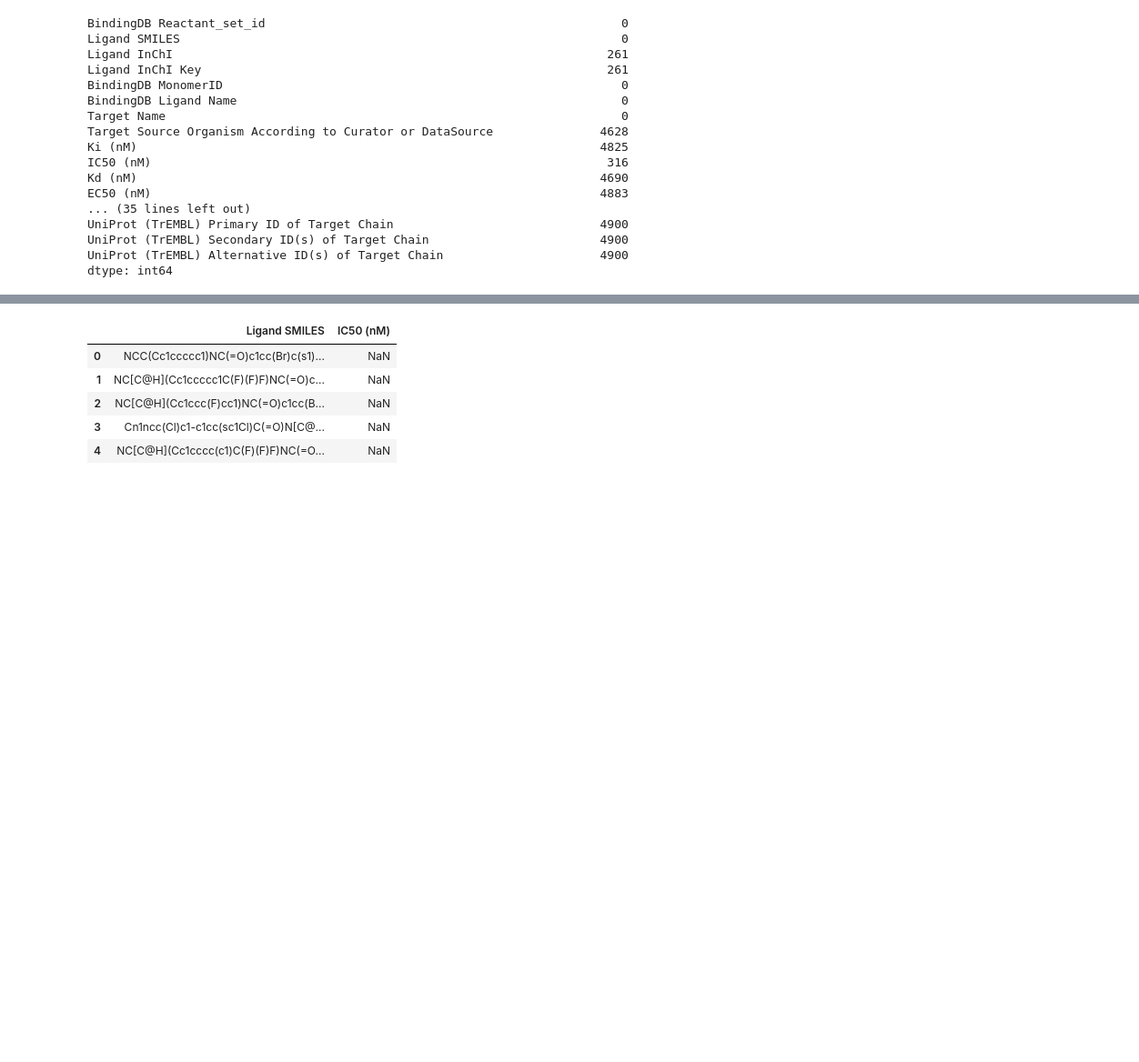
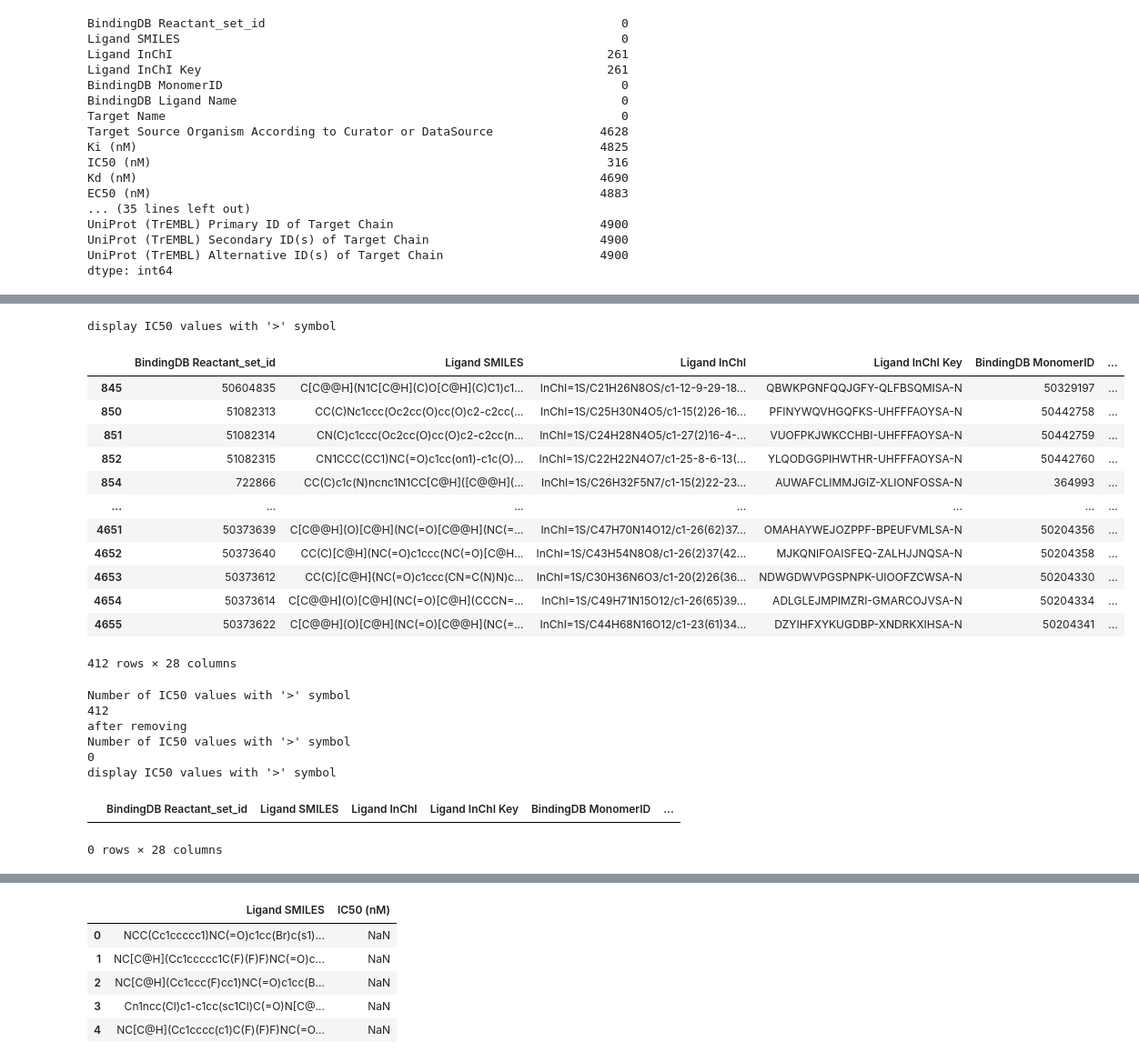
Before and after one commit to eujaidev/Mini-Project, a Jupyter notebook: Preprocessing.ipynb, the cells around one changed output, grey strips where cells are left out. Shown at 91% size. Saved outputs shown, nothing was run; the diff lists cells and outputs as text; code cells hidden in the pictures; blank space fills up the shorter version.

```diff
--- a/Preprocessing.ipynb
+++ b/Preprocessing.ipynb
@@ -68,0 +155,34 @@ dtype: int64
+# %%
+print("display IC50 values with '>' symbol")
+display(df[df['IC50 (nM)'].astype(str).str.contains('>')])
+print("Number of IC50 values with '>' symbol")
+print(df['IC50 (nM)'].astype(str).str.contains('>').sum())
+df['IC50 (nM)'] = df['IC50 (nM)'].str.replace('>','')
+print("after removing")
+print("Number of IC50 values with '>' symbol")
+print(df['IC50 (nM)'].astype(str).str.contains('>').sum())
+print("display IC50 values with '>' symbol")
+display(df[df['IC50 (nM)'].astype(str).str.contains('>')])
+# %% [output]
+display IC50 values with '>' symbol
+|  | BindingDB Reactant_set_id | Ligand SMILES | Ligand InChI | Ligand InChI Key | BindingDB MonomerID | ... |
+| 845 | 50604835 | C[C@@H](N1C[C@H](C)O[C@H](C)C1)c1... | InChI=1S/C21H26N8OS/c1-12-9-29-18... | QBWKPGNFQQJGFY-QLFBSQMISA-N | 50329197 | ... |
+| 850 | 51082313 | CC(C)Nc1ccc(Oc2cc(O)cc(O)c2-c2cc(... | InChI=1S/C25H30N4O5/c1-15(2)26-16... | PFINYWQVHGQFKS-UHFFFAOYSA-N | 50442758 | ... |
+| 851 | 51082314 | CN(C)c1ccc(Oc2cc(O)cc(O)c2-c2cc(n... | InChI=1S/C24H28N4O5/c1-27(2)16-4-... | VUOFPKJWKCCHBI-UHFFFAOYSA-N | 50442759 | ... |
+| 852 | 51082315 | CN1CCC(CC1)NC(=O)c1cc(on1)-c1c(O)... | InChI=1S/C22H22N4O7/c1-25-8-6-13(... | YLQODGGPIHWTHR-UHFFFAOYSA-N | 50442760 | ... |
+| 854 | 722866 | CC(C)c1c(N)ncnc1N1CC[C@H]([C@@H](... | InChI=1S/C26H32F5N7/c1-15(2)22-23... | AUWAFCLIMMJGIZ-XLIONFOSSA-N | 364993 | ... |
+| ... | ... | ... | ... | ... | ... | ... |
+| 4651 | 50373639 | C[C@@H](O)[C@H](NC(=O)[C@@H](NC(=... | InChI=1S/C47H70N14O12/c1-26(62)37... | OMAHAYWEJOZPPF-BPEUFVMLSA-N | 50204356 | ... |
+| 4652 | 50373640 | CC(C)[C@H](NC(=O)c1ccc(NC(=O)[C@H... | InChI=1S/C43H54N8O8/c1-26(2)37(42... | MJKQNIFOAISFEQ-ZALHJJNQSA-N | 50204358 | ... |
+| 4653 | 50373612 | CC(C)[C@H](NC(=O)c1ccc(CN=C(N)N)c... | InChI=1S/C30H36N6O3/c1-20(2)26(36... | NDWGDWVPGSPNPK-UIOOFZCWSA-N | 50204330 | ... |
+| 4654 | 50373614 | C[C@@H](O)[C@H](NC(=O)[C@H](CCCN=... | InChI=1S/C49H71N15O12/c1-26(65)39... | ADLGLEJMPIMZRI-GMARCOJVSA-N | 50204334 | ... |
+| 4655 | 50373622 | C[C@@H](O)[C@H](NC(=O)[C@@H](NC(=... | InChI=1S/C44H68N16O12/c1-23(61)34... | DZYIHFXYKUGDBP-XNDRKXIHSA-N | 50204341 | ... |
+412 rows × 28 columns
+Number of IC50 values with '>' symbol
+412
+after removing
+Number of IC50 values with '>' symbol
+0
+display IC50 values with '>' symbol
+|  | BindingDB Reactant_set_id | Ligand SMILES | Ligand InChI | Ligand InChI Key | BindingDB MonomerID | ... |
+0 rows × 28 columns
```
Also changed, not shown: parts of 16 cells of this notebook, 1 other file.
